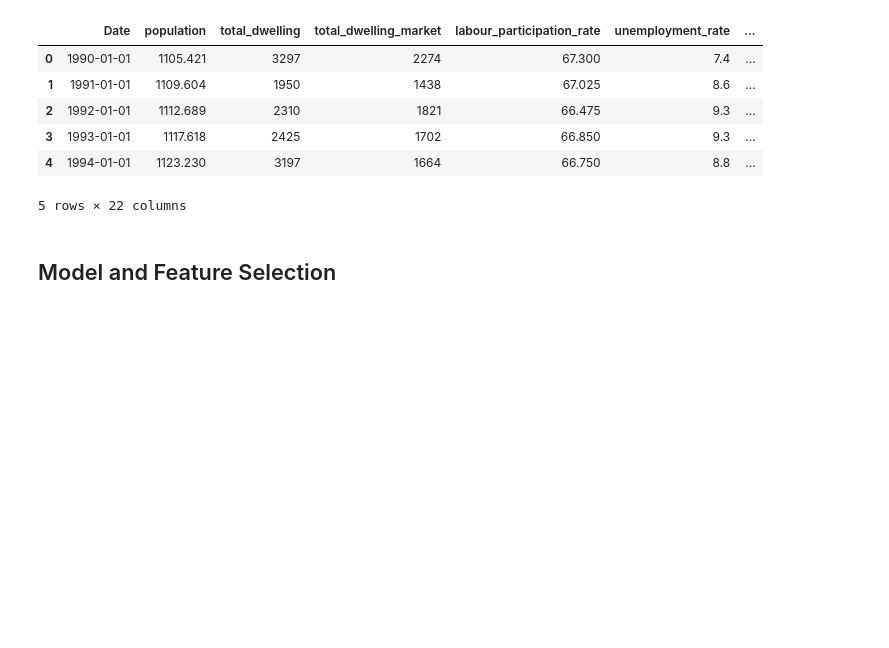
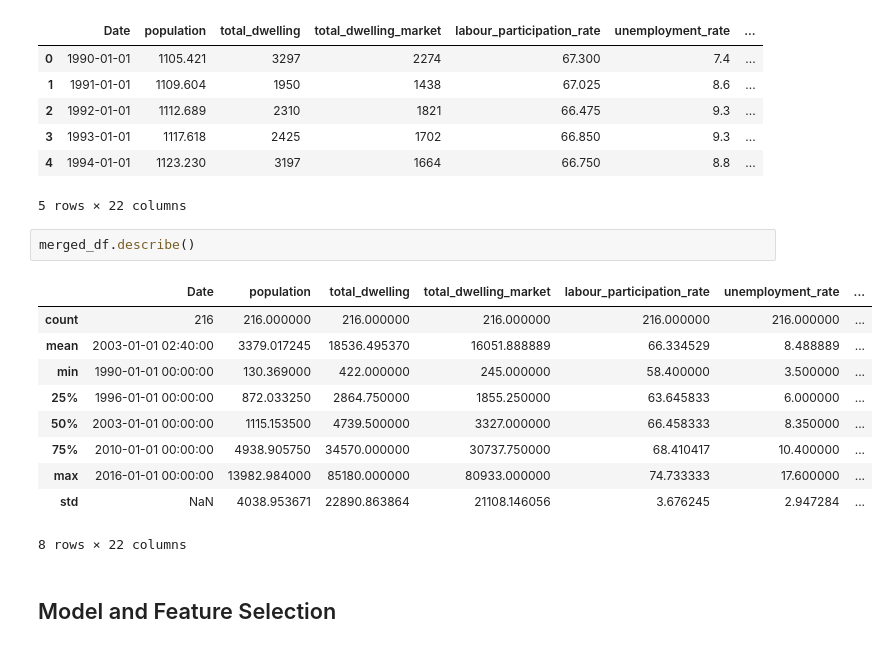
Before and after one commit to LiAlex-CS/MSCI466_Project, a Jupyter notebook: main.ipynb, the cells around one changed output. Cells and saved outputs as stored; diff of their text form; blank space fills up the shorter version.

```diff
--- a/main.ipynb
+++ b/main.ipynb
@@ -167,6 +167,19 @@ merged_df.head()
 | 3 | 1993-01-01 | 1117.618 | 2425 | 1702 | 66.850 | 9.3 | ... |
 | 4 | 1994-01-01 | 1123.230 | 3197 | 1664 | 66.750 | 8.8 | ... |
 5 rows × 22 columns
+# %%
+merged_df.describe()
+# %% [output]
+|  | Date | population | total_dwelling | total_dwelling_market | labour_participation_rate | unemployment_rate | ... |
+| count | 216 | 216.000000 | 216.000000 | 216.000000 | 216.000000 | 216.000000 | ... |
+| mean | 2003-01-01 02:40:00 | 3379.017245 | 18536.495370 | 16051.888889 | 66.334529 | 8.488889 | ... |
+| min | 1990-01-01 00:00:00 | 130.369000 | 422.000000 | 245.000000 | 58.400000 | 3.500000 | ... |
+| 25% | 1996-01-01 00:00:00 | 872.033250 | 2864.750000 | 1855.250000 | 63.645833 | 6.000000 | ... |
+| 50% | 2003-01-01 00:00:00 | 1115.153500 | 4739.500000 | 3327.000000 | 66.458333 | 8.350000 | ... |
+| 75% | 2010-01-01 00:00:00 | 4938.905750 | 34570.000000 | 30737.750000 | 68.410417 | 10.400000 | ... |
+| max | 2016-01-01 00:00:00 | 13982.984000 | 85180.000000 | 80933.000000 | 74.733333 | 17.600000 | ... |
+| std | NaN | 4038.953671 | 22890.863864 | 21108.146056 | 3.676245 | 2.947284 | ... |
+8 rows × 22 columns
 # %% [markdown]
 ## Model and Feature Selection
 # %% [markdown]
```
Also changed, not shown: parts of 3 cells of this notebook.
